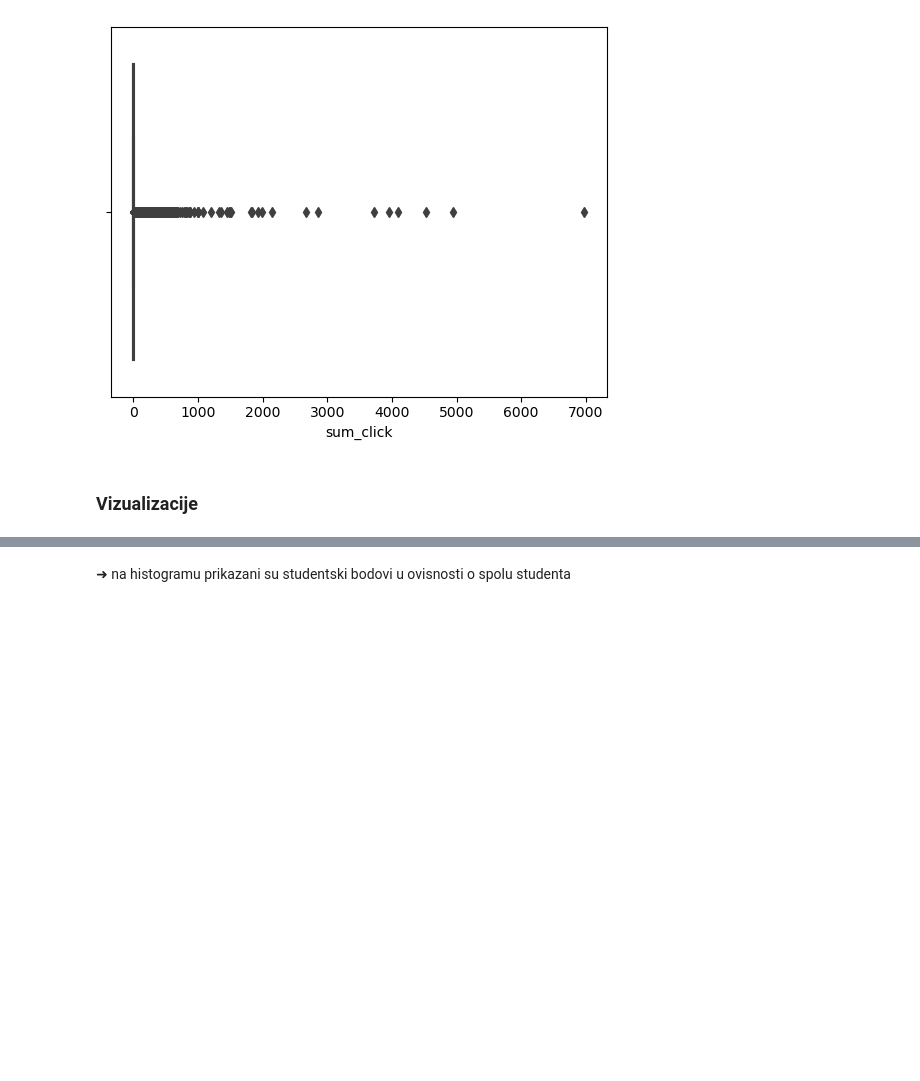
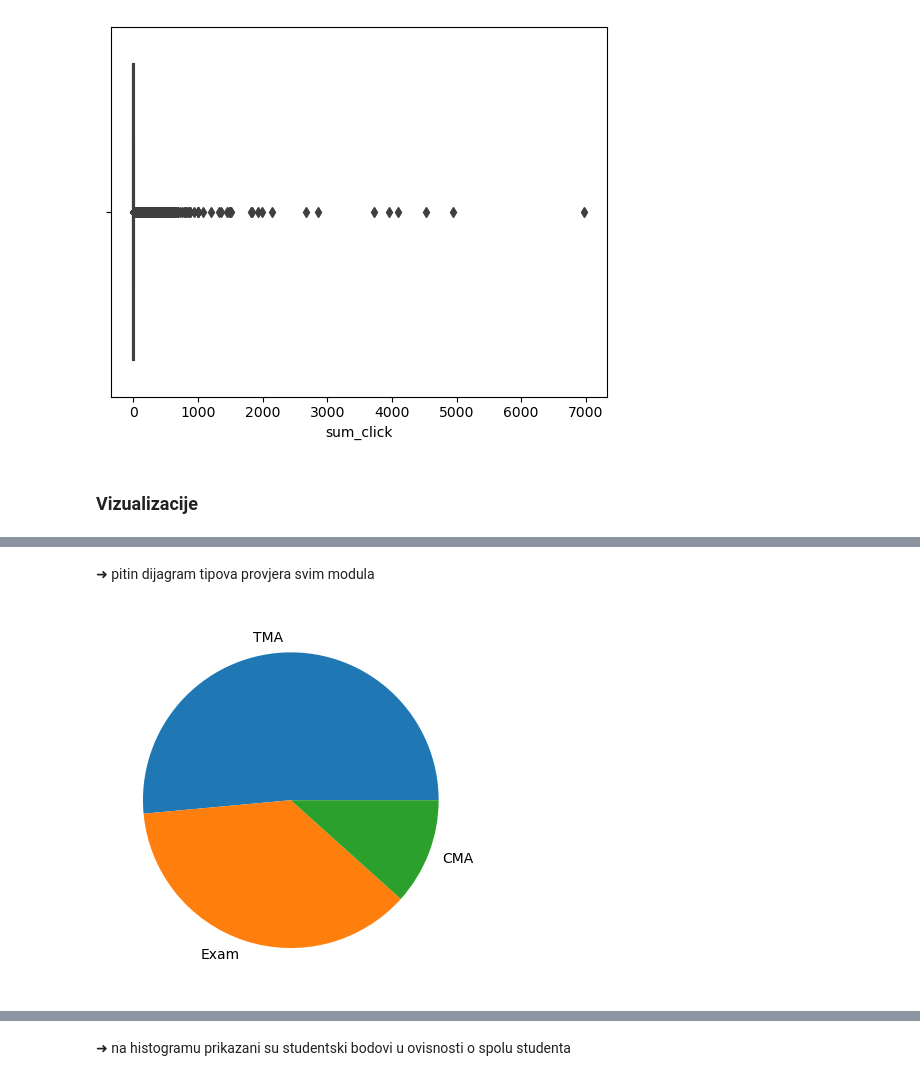
Before and after one commit to antoniamstr1/projekt-uuzop, a Jupyter notebook: prvi_dio.ipynb, the cells around one changed output, grey strips where cells are left out. Cells and saved outputs as stored; diff of their text form; code cells hidden in the pictures; blank space fills up the shorter version.

```diff
--- a/prvi_dio.ipynb
+++ b/prvi_dio.ipynb
@@ -402,0 +408,10 @@ plt.show()
+# %% [markdown]
+➜ pitin dijagram tipova provjera svim modula
+# %%
+a_type = assessments['assessment_type'].value_counts()
+percent = (a_type/len(assessments))*100
+names = assessments['assessment_type'].unique()
+plt.pie(percent, labels=names)
+plt.show()
+# %% [output]
+[figure, added]
```
Also changed, not shown: parts of 24 cells of this notebook.
